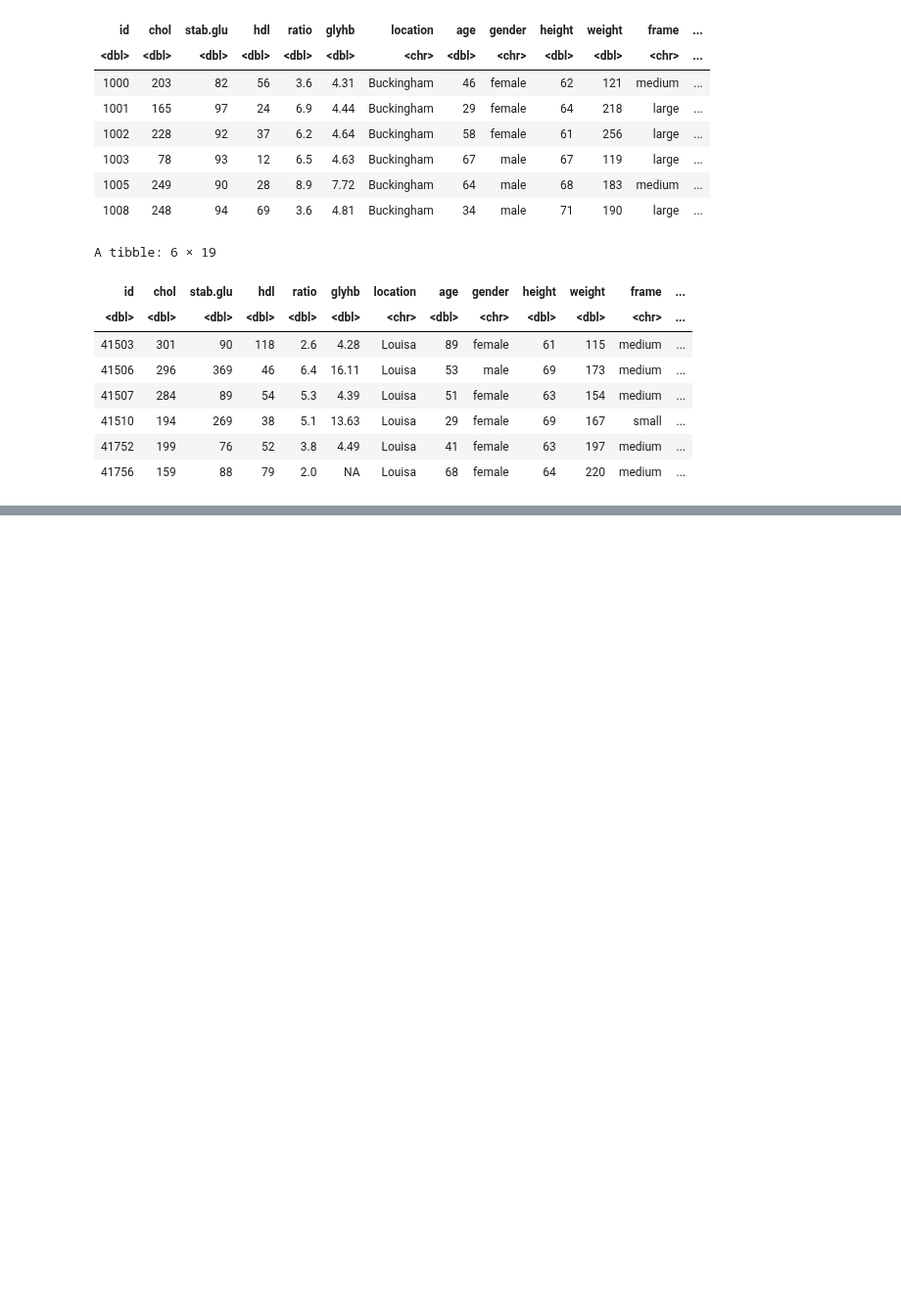
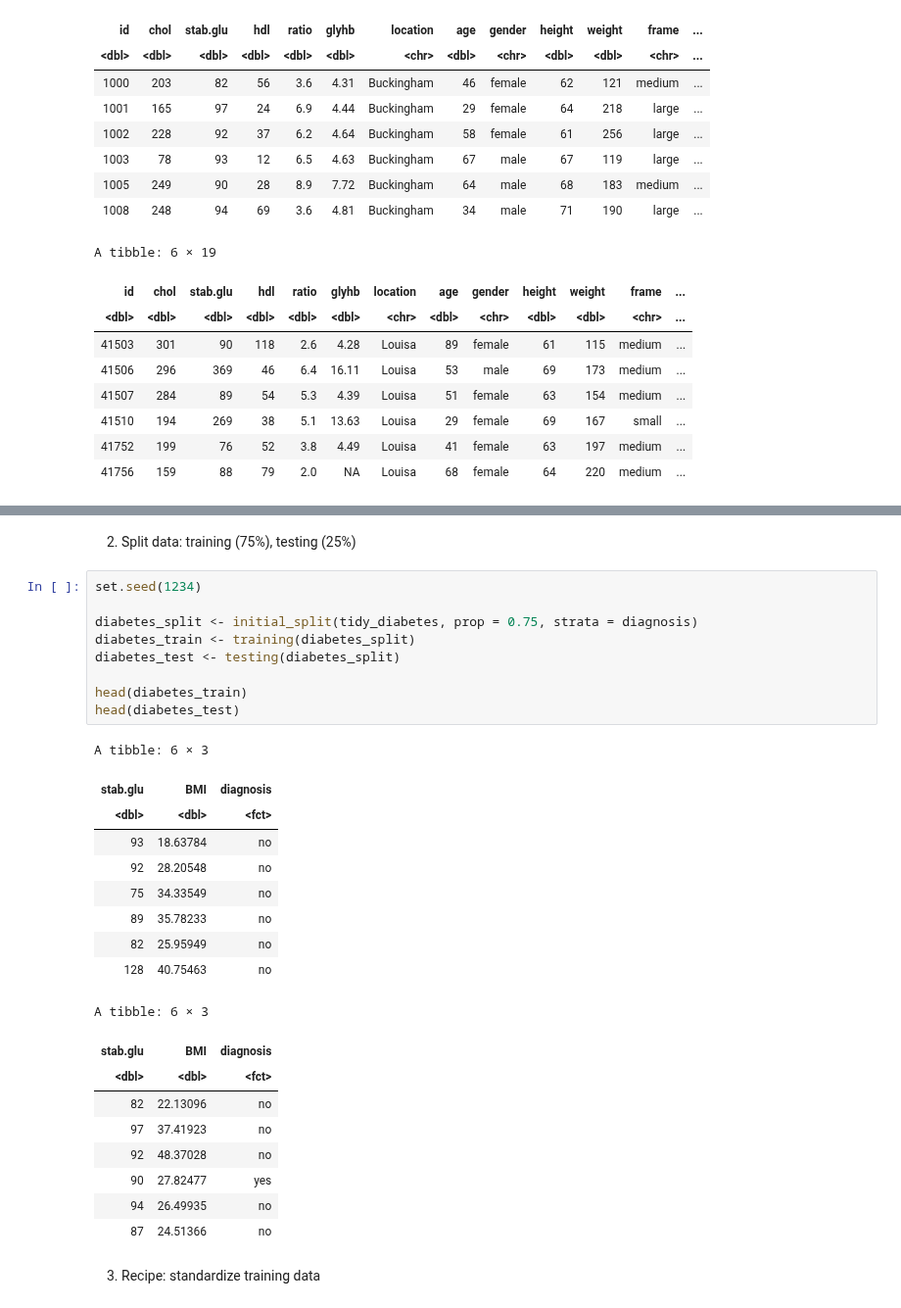
Before and after one commit to wmma2/group_18_project, a Jupyter notebook: Final_report.ipynb, the cells around one changed output, grey strips where cells are left out. Shown at 98% size. Cells and saved outputs as stored; diff of their text form; blank space fills up the shorter version.

```diff
--- a/Final_report.ipynb
+++ b/Final_report.ipynb
@@ -196,0 +250,32 @@ The scatterplot shows that blood glucose (stab.glu) is distributed on a larger s
+# %% [markdown]
+2. Split data: training (75%), testing (25%)
+# %%
+set.seed(1234)
+
+diabetes_split <- initial_split(tidy_diabetes, prop = 0.75, strata = diagnosis)
+diabetes_train <- training(diabetes_split)
+diabetes_test <- testing(diabetes_split)
+
+head(diabetes_train)
+head(diabetes_test)
+# %% [output]
+A tibble: 6 × 3
+| stab.glu | BMI | diagnosis |
+| <dbl> | <dbl> | <fct> |
+| 93 | 18.63784 | no |
+| 92 | 28.20548 | no |
+| 75 | 34.33549 | no |
+| 89 | 35.78233 | no |
+| 82 | 25.95949 | no |
+| 128 | 40.75463 | no |
+A tibble: 6 × 3
+| stab.glu | BMI | diagnosis |
+| <dbl> | <dbl> | <fct> |
+| 82 | 22.13096 | no |
+| 97 | 37.41923 | no |
+| 92 | 48.37028 | no |
+| 90 | 27.82477 | yes |
+| 94 | 26.49935 | no |
+| 87 | 24.51366 | no |
+# %% [markdown]
+3. Recipe: standardize training data
```
Also changed, not shown: parts of 18 cells of this notebook.
